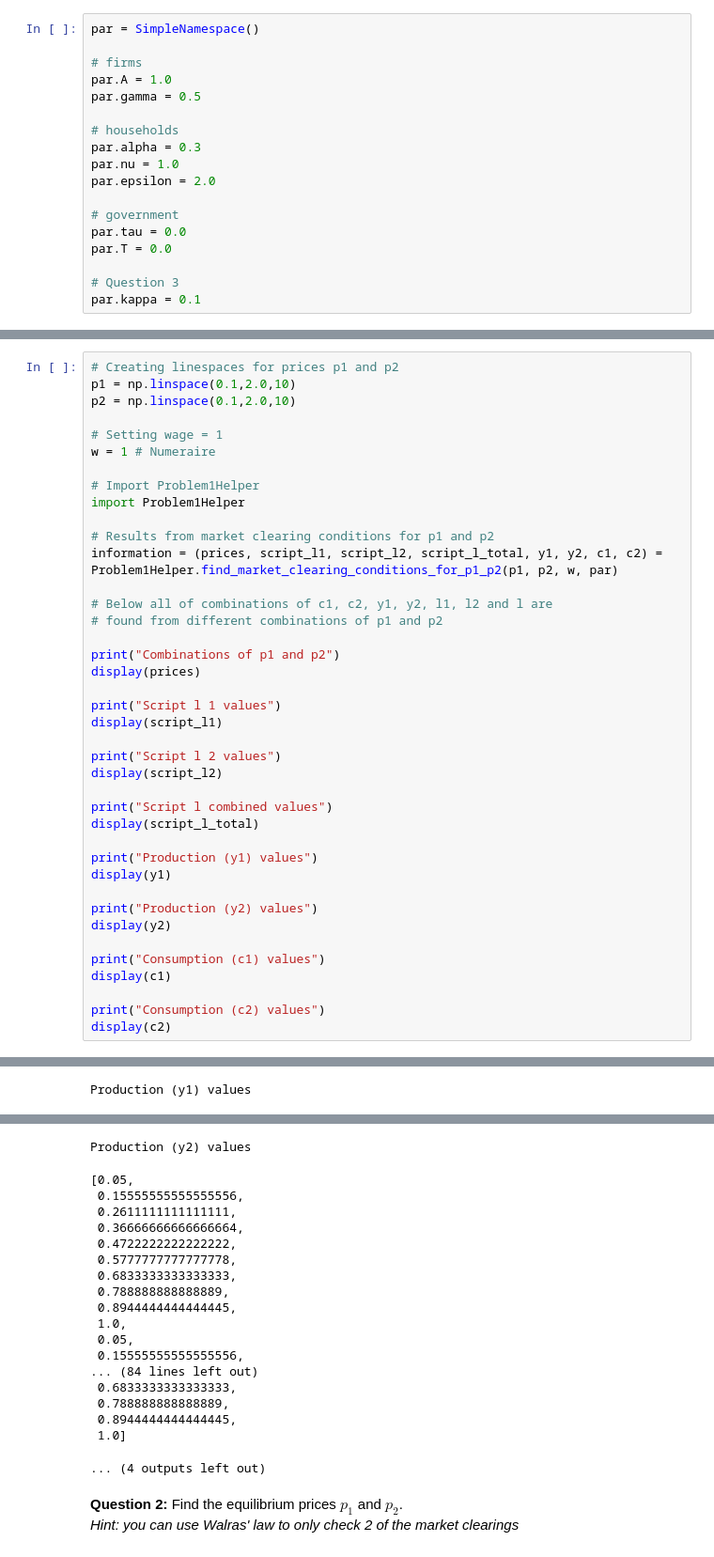
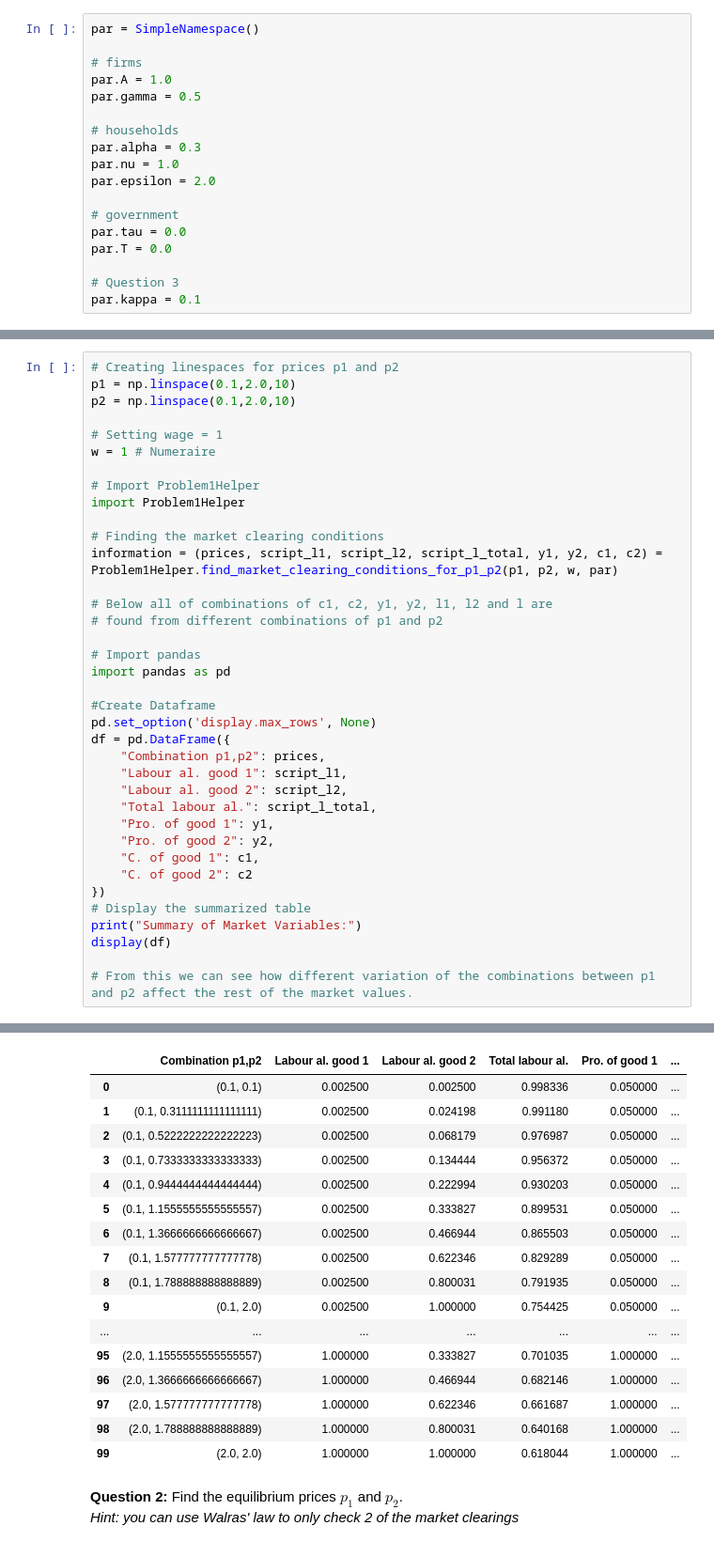
Before and after one commit to NumEconCopenhagen/projects-2024-Bertil-Nikoline-Victor, a Jupyter notebook: examproject/Exam_2024.ipynb, the cells around one changed output, grey strips where cells are left out. Shown at 94% size. Saved outputs shown, nothing was run; the diff lists cells and outputs as text.

```diff
--- a/examproject/Exam_2024.ipynb
+++ b/examproject/Exam_2024.ipynb
@@ -112,33 +116,30 @@ w = 1 # Numeraire
 # Import Problem1Helper
 import Problem1Helper
 
-# Results from market clearing conditions for p1 and p2
+# Finding the market clearing conditions
 information = (prices, script_l1, script_l2, script_l_total, y1, y2, c1, c2) = Problem1Helper.find_market_clearing_conditions_for_p1_p2(p1, p2, w, par)
 
 # Below all of combinations of c1, c2, y1, y2, l1, l2 and l are
 # found from different combinations of p1 and p2
 
-print("Combinations of p1 and p2")
-display(prices)
+# Import pandas
+import pandas as pd
 
-print("Script l 1 values")
-display(script_l1)
+#Create Dataframe
+pd.set_option('display.max_rows', None)
+df = pd.DataFrame({
+    "Combination p1,p2": prices,
+    "Labour al. good 1": script_l1,
+    "Labour al. good 2": script_l2,
+    "Total labour al.": script_l_total,
+    "Pro. of good 1": y1,
+    "Pro. of good 2": y2,
+    "C. of good 1": c1,
+    "C. of good 2": c2
+})
+# Display the summarized table
+print("Summary of Market Variables:")
+display(df)
 
-print("Script l 2 values")
-display(script_l2)
-
-print("Script l combined values")
-display(script_l_total)
-
-print("Production (y1) values")
-display(y1)
-
-print("Production (y2) values")
-display(y2)
-
-print("Consumption (c1) values")
-display(c1)
-
-print("Consumption (c2) values")
-display(c2)
+# From this we can see how different variation of the combinations between p1 and p2 affect the rest of the market values.
 # %% [output]
@@ -217 +146,0 @@ Script l combined values
-Production (y1) values
@@ -235,22 +147,20 @@ Production (y1) values
-Production (y2) values
-[0.05,
- 0.15555555555555556,
- 0.2611111111111111,
- 0.36666666666666664,
- 0.4722222222222222,
- 0.5777777777777778,
- 0.6833333333333333,
- 0.788888888888889,
- 0.8944444444444445,
- 1.0,
- 0.05,
- 0.15555555555555556,
-... (84 lines left out)
- 0.6833333333333333,
- 0.788888888888889,
- 0.8944444444444445,
- 1.0]
-... (4 outputs left out)
+|  | Combination p1,p2 | Labour al. good 1 | Labour al. good 2 | Total labour al. | Pro. of good 1 | ... |
+| 0 | (0.1, 0.1) | 0.002500 | 0.002500 | 0.998336 | 0.050000 | ... |
+| 1 | (0.1, 0.3111111111111111) | 0.002500 | 0.024198 | 0.991180 | 0.050000 | ... |
+| 2 | (0.1, 0.5222222222222223) | 0.002500 | 0.068179 | 0.976987 | 0.050000 | ... |
+| 3 | (0.1, 0.7333333333333333) | 0.002500 | 0.134444 | 0.956372 | 0.050000 | ... |
+| 4 | (0.1, 0.9444444444444444) | 0.002500 | 0.222994 | 0.930203 | 0.050000 | ... |
+| 5 | (0.1, 1.1555555555555557) | 0.002500 | 0.333827 | 0.899531 | 0.050000 | ... |
+| 6 | (0.1, 1.3666666666666667) | 0.002500 | 0.466944 | 0.865503 | 0.050000 | ... |
+| 7 | (0.1, 1.577777777777778) | 0.002500 | 0.622346 | 0.829289 | 0.050000 | ... |
+| 8 | (0.1, 1.788888888888889) | 0.002500 | 0.800031 | 0.791935 | 0.050000 | ... |
+| 9 | (0.1, 2.0) | 0.002500 | 1.000000 | 0.754425 | 0.050000 | ... |
+| ... | ... | ... | ... | ... | ... | ... |
+| 95 | (2.0, 1.1555555555555557) | 1.000000 | 0.333827 | 0.701035 | 1.000000 | ... |
+| 96 | (2.0, 1.3666666666666667) | 1.000000 | 0.466944 | 0.682146 | 1.000000 | ... |
+| 97 | (2.0, 1.577777777777778) | 1.000000 | 0.622346 | 0.661687 | 1.000000 | ... |
+| 98 | (2.0, 1.788888888888889) | 1.000000 | 0.800031 | 0.640168 | 1.000000 | ... |
+| 99 | (2.0, 2.0) | 1.000000 | 1.000000 | 0.618044 | 1.000000 | ... |
 # %% [markdown]
 **Question 2:** Find the equilibrium prices $p_1$ and $p_2$.<br>
 *Hint: you can use Walras' law to only check 2 of the market clearings*
```
Also changed, not shown: parts of 9 cells of this notebook, 1 other file.
